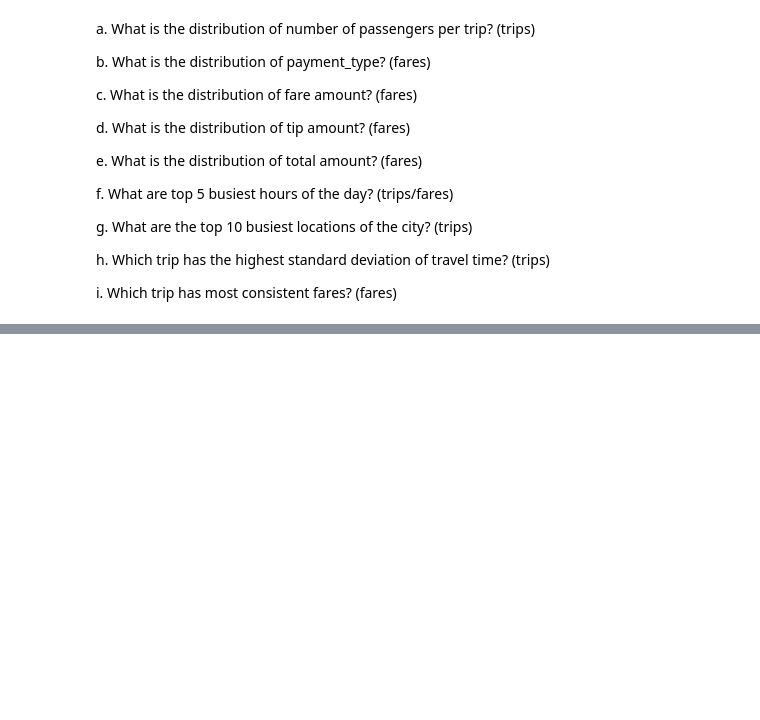
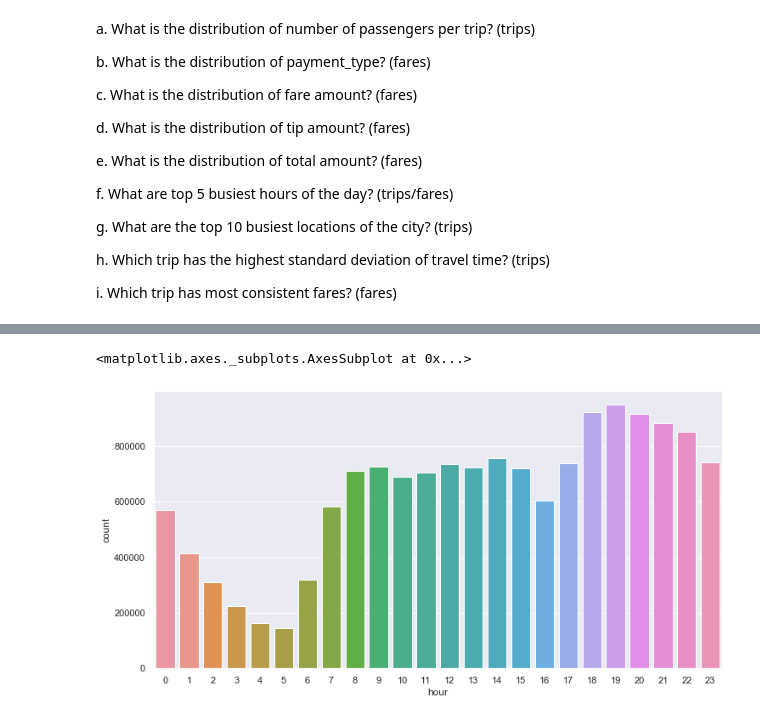
Before and after one commit to eeghor/cbataxi, a Jupyter notebook: cbataxi.ipynb, the cells around one changed output, grey strips where cells are left out. Cells and saved outputs as stored; diff of their text form; code cells hidden in the pictures; blank space fills up the shorter version.

```diff
--- a/cbataxi.ipynb
+++ b/cbataxi.ipynb
@@ -131,0 +130,7 @@ ax = sns.distplot(list(tx.distros['tip_amount'].values()), hist=True, kde=True,
+# %%
+sns.barplot(data=pd.DataFrame.from_dict(tx.distros['pickup_hrs'], orient='index') \
+            .reset_index() \
+            .rename(columns={'index': 'hour', 0: 'count'}), x='hour', y='count')
+# %% [output]
+<matplotlib.axes._subplots.AxesSubplot at 0x...>
+[figure, added]
```
Also changed, not shown: parts of 8 cells of this notebook.
